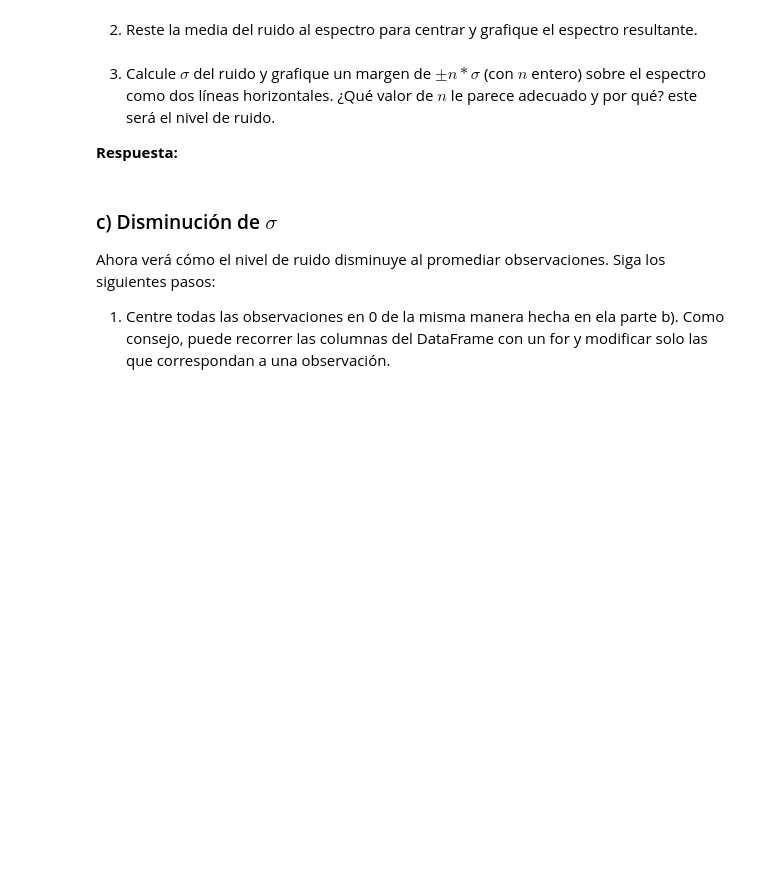
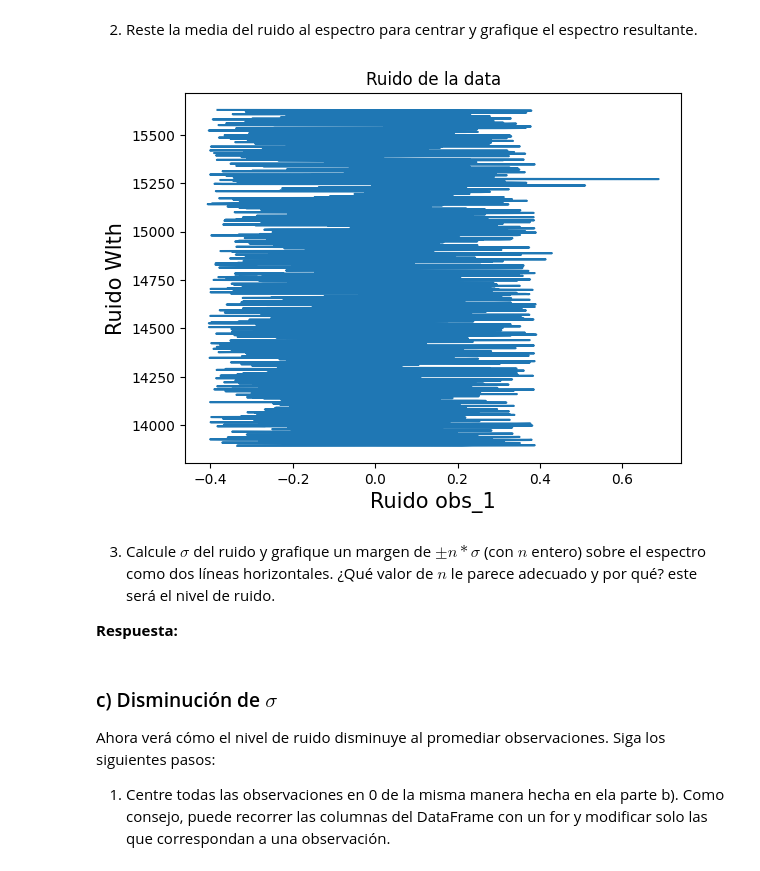
Before and after one commit to Morales-Andres/Tarea-2, a Jupyter notebook: Tarea2.ipynb, the cells around one changed output. Saved outputs shown, nothing was run; the diff lists cells and outputs as text; code cells hidden in the pictures; blank space fills up the shorter version.

```diff
--- a/Tarea2.ipynb
+++ b/Tarea2.ipynb
@@ -246,0 +245,6 @@ ruido =
+# %%
+
+obs_1_std = data['obs_1'].std()
+obs_1_mu = data['obs_1'].mean()
+ruido = data[(data['obs_1'] >= obs_1_mu - 3*obs_1_std) & (data['obs_1'] <= obs_1_mu + 3*obs_1_std)]
+ruido
@@ -251,3 +267,12 @@ ruido =
+# %%
+# Grafique el espectro centrado en 0 aquí
+plt.plot(ruido['obs_1'] - ruido['obs_1'].mean(), ruido['Wlth'])
+plt.xlabel('Ruido obs_1', fontsize=15)
+plt.ylabel('Ruido Wlth', fontsize=15)
+plt.title('Ruido de la data')
+plt.show()
+# %% [output]
+[figure, added]
 # %% [markdown]
 3. Calcule $\sigma$ del ruido y grafique un margen de $\pm n*\sigma$ (con $n$ entero) sobre el espectro como dos líneas horizontales. ¿Qué valor de $n$ le parece adecuado y por qué? este será el nivel de ruido.
 
```
Also changed, not shown: parts of 3 cells of this notebook.
